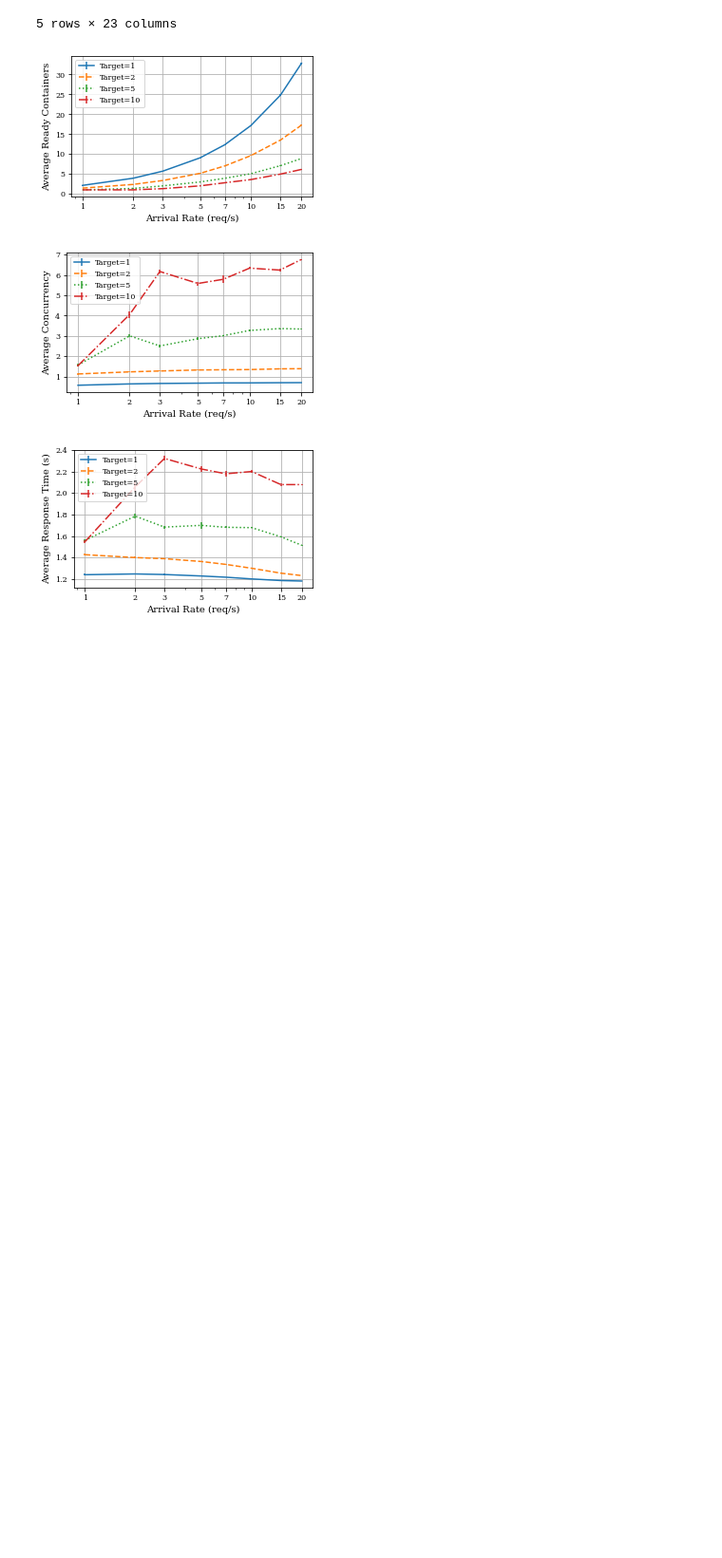
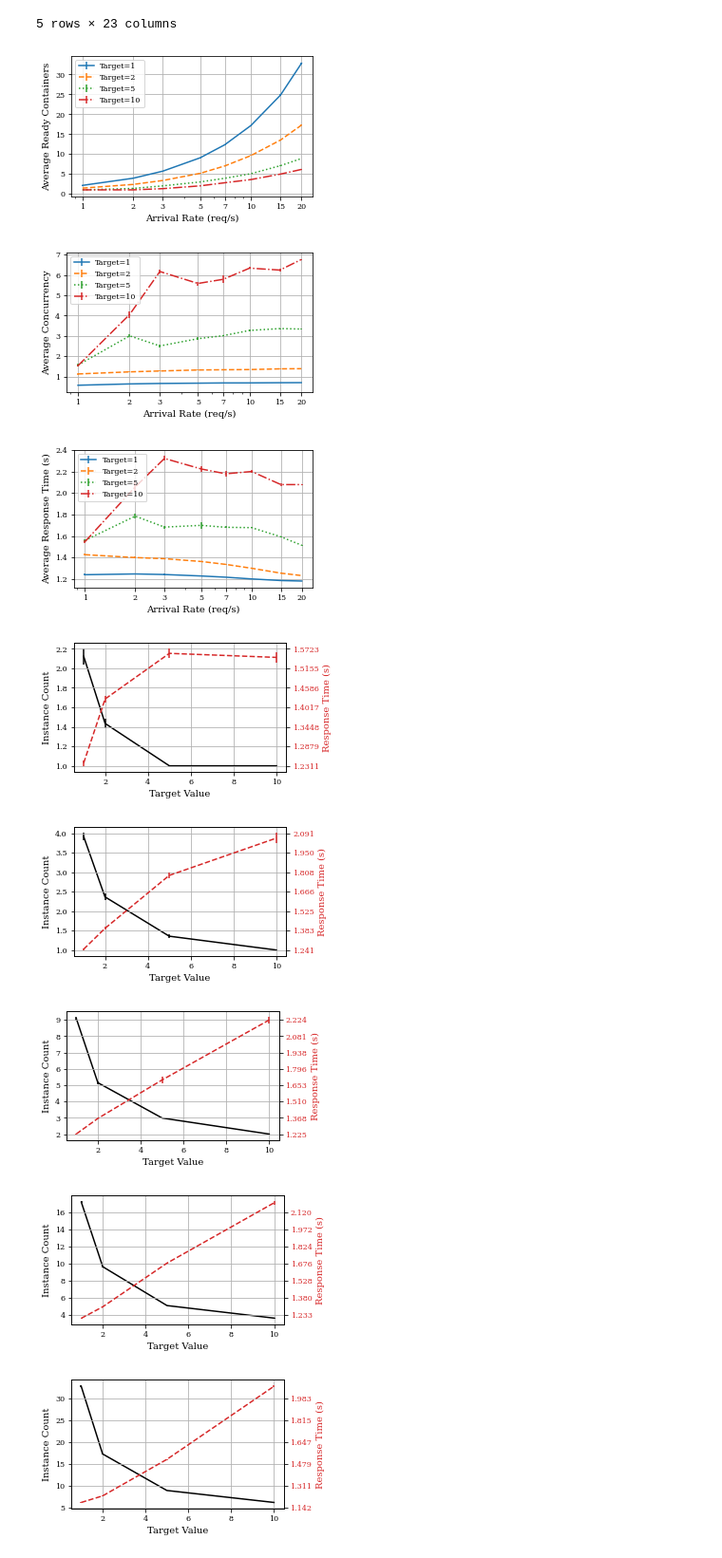
Before and after one commit to pacslab/conc-value-perf-modelling, a Jupyter notebook: experiments/parse_multiple.ipynb, the cells around one changed output. Shown at 95% size. Cells and saved outputs as stored; diff of their text form; code cells hidden in the pictures; blank space fills up the shorter version.

```diff
--- a/experiments/parse_multiple.ipynb
+++ b/experiments/parse_multiple.ipynb
@@ -190,2 +190,39 @@ parse_util.tmp_fig_save('average_resp_time_vs_arrival_rate', exp_config_name)
 # %% [output]
 [figure]
+# %%
+# let's see if we can make plots for effect of CC
+from matplotlib import ticker
+
+for plot_arrival_rate in [1,2,5,10,20]:
+    sub_overview_df = overview_parsed_df[overview_parsed_df['rps'] == plot_arrival_rate]
+
+    plt.figure(figsize=(4,2.5))
+    color = 'k'
+    ax1 = plt.gca()
+    ax1.errorbar(sub_overview_df['target'], sub_overview_df['average_ready_count_mean'], yerr=sub_overview_df['average_ready_count_ci'], color=color)
+    ax1.set_xlabel('Target Value')
+    ax1.set_ylabel('Instance Count', color=color)
+    ax1.tick_params(axis='y', labelcolor=color)
+    plt.grid(True, axis='x')
+
+    color = 'tab:red'
+    ax2 = plt.gca().twinx()
+    ax2.errorbar(sub_overview_df['target'], sub_overview_df['client_elapsed_time_mean'], yerr=sub_overview_df['client_elapsed_time_ci'], ls='--', color=color)
+    ax2.set_ylabel('Response Time (s)', color=color)
+    ax2.tick_params(axis='y', labelcolor=color)
+    ax2.grid(None)
+
+    # aligning ticks for grids
+    l = ax1.get_ylim()
+    l2 = ax2.get_ylim()
+    f = lambda x : l2[0]+(x-l[0])/(l[1]-l[0])*(l2[1]-l2[0])
+    ticks = f(ax1.get_yticks())
+    ax2.yaxis.set_major_locator(ticker.FixedLocator(ticks))
+
+    parse_util.tmp_fig_save(f'04_inst_count_resp_time_target_arrival_{plot_arrival_rate}', exp_config_name)
+# %% [output]
+[figure, added]
+[figure, added]
+[figure, added]
+[figure, added]
+[figure, added]
```
Also changed, not shown: parts of 3 cells of this notebook, 1 other file.
